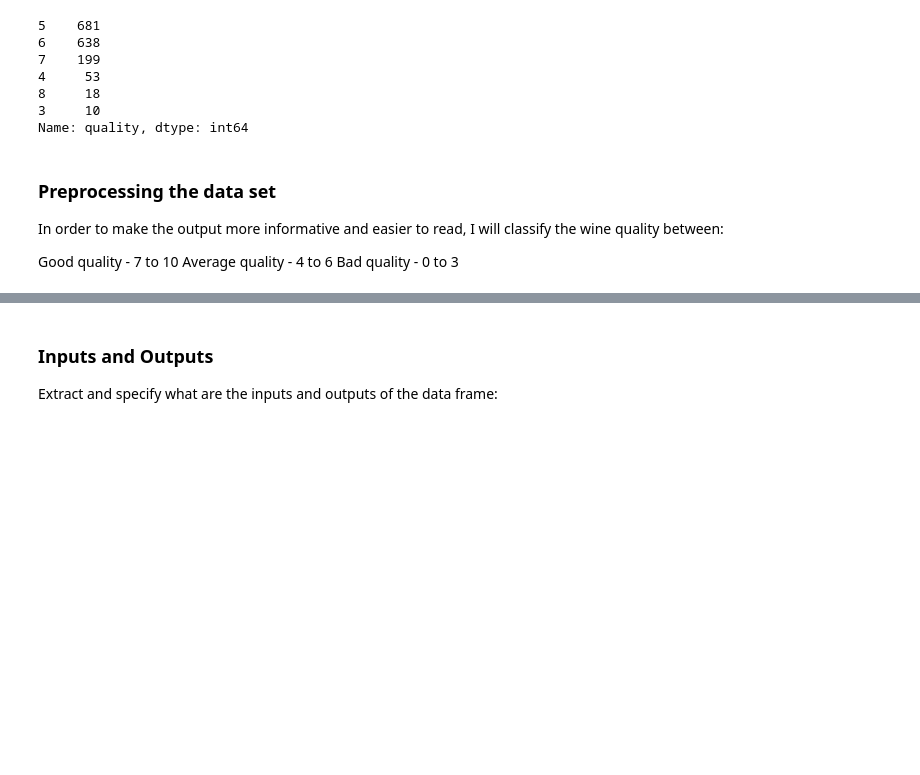
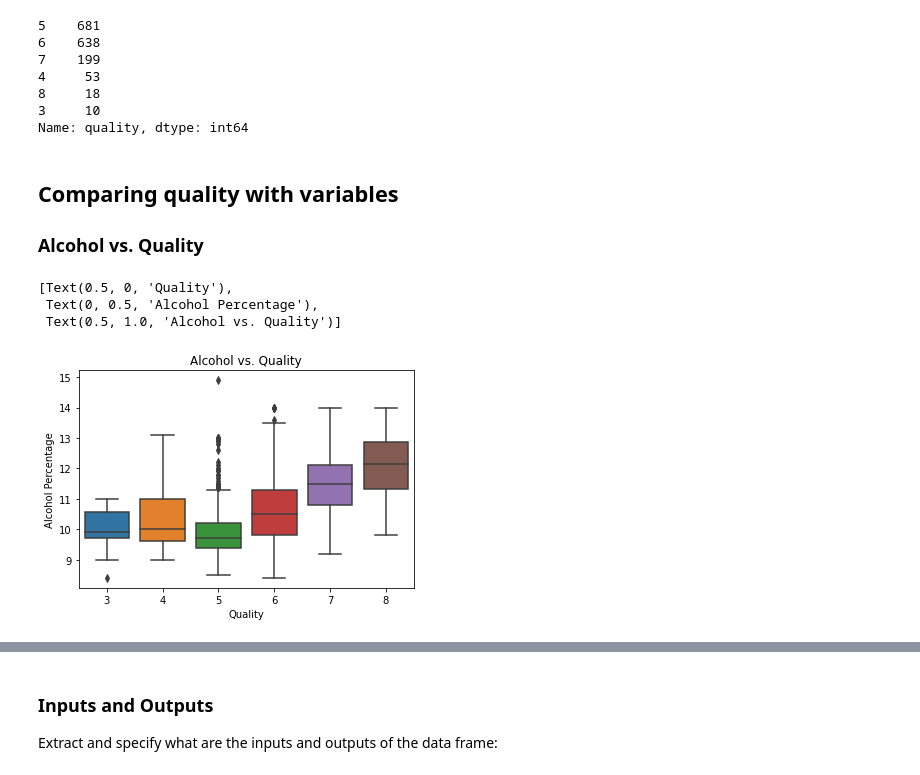
Before and after one commit to LaisColetta/PdDA_Assignment, a Jupyter notebook: PdDA_Assignment.ipynb, the cells around one changed output, grey strips where cells are left out. Cells and saved outputs as stored; diff of their text form; code cells hidden in the pictures; blank space fills up the shorter version.

```diff
--- a/PdDA_Assignment.ipynb
+++ b/PdDA_Assignment.ipynb
@@ -238,11 +277,3 @@ df['quality'].value_counts()
 8     18
 3     10
 Name: quality, dtype: int64
-# %% [markdown]
-### Preprocessing the data set
-
-In order to make the output more informative and easier to read, I will classify the wine quality between:
-
-Good quality - 7 to 10
-Average quality - 4 to 6
-Bad quality - 0 to 3
@@ -251,0 +280,12 @@ df["quality"]
+# %% [markdown]
+## Comparing quality with variables
+
+### Alcohol vs. Quality
+# %%
+bx = sns.boxplot(x='quality', y='alcohol', data = df)
+bx.set(xlabel='Quality', ylabel='Alcohol Percentage', title='Alcohol vs. Quality')
+# %% [output]
+[Text(0.5, 0, 'Quality'),
+ Text(0, 0.5, 'Alcohol Percentage'),
+ Text(0.5, 1.0, 'Alcohol vs. Quality')]
+[figure, added]
```
Also changed, not shown: parts of 42 cells of this notebook.
